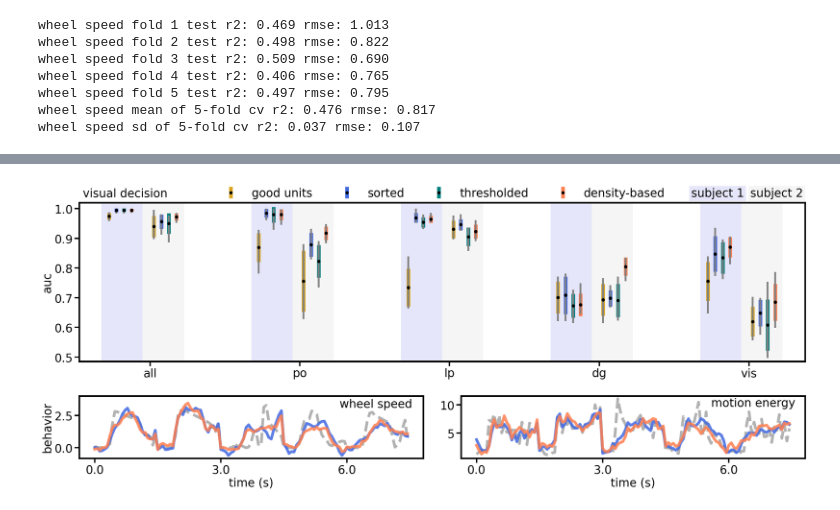
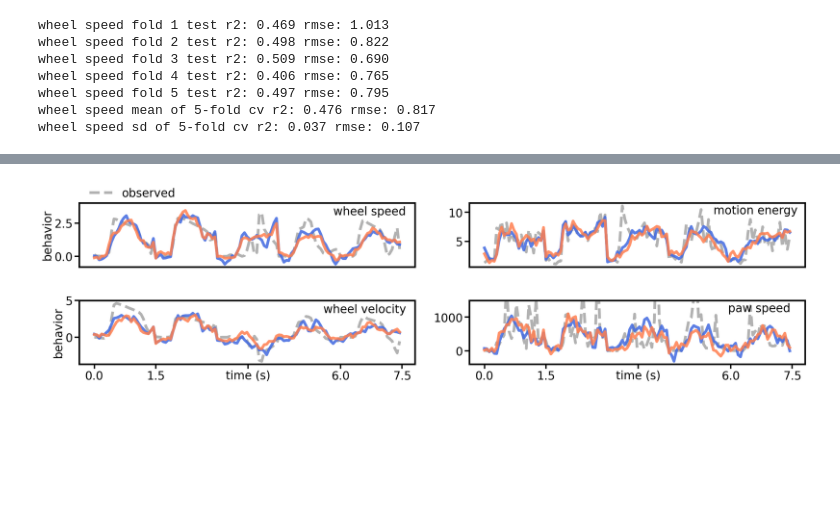
Before and after one commit to yzhang511/density_decoding, a Jupyter notebook: demo/cosyne_figures.ipynb, the cells around one changed output, grey strips where cells are left out. Drawn from its saved outputs; the diff is of its cells as text; code cells hidden in the pictures; blank space fills up the shorter version.

```diff
--- a/demo/cosyne_figures.ipynb
+++ b/demo/cosyne_figures.ipynb
@@ -415,7 +509,7 @@ plt.savefig('cosyne_fig_2.png', dpi=800)
 fig 3
 # %%
 behave_dict = preprocess.load_behaviors_data(behavior_data_path, pid)
-motion_energy, wheel_velocity, wheel_speed, paw_speed, _, _ = preprocess.preprocess_dynamic_behaviors(behave_dict)
+motion_energy, wheel_velocity, wheel_speed, paw_speed, nose_speed, _ = preprocess.preprocess_dynamic_behaviors(behave_dict)
 # %%
 windowed_sorted_neural_data, half_window_size, n_windows = decoder.sliding_window(
     sorted_neural_data,
@@ -499,3 +624,10 @@ wheel speed fold 4 test r2: 0.406 rmse: 0.765
 wheel speed fold 5 test r2: 0.497 rmse: 0.795
 wheel speed mean of 5-fold cv r2: 0.476 rmse: 0.817
 wheel speed sd of 5-fold cv r2: 0.037 rmse: 0.107
+# %%
+cv_r2s, cv_rmses, _, obs_wheel_velocity, clusterless_wheel_velocity = decoder.cv_decode_dynamic(
+    windowed_clusterless_neural_data,
+    windowed_wheel_velocity,
+    n_trials,
+    'wheel velocity'
+)
@@ -501,0 +642,7 @@ wheel speed sd of 5-fold cv r2: 0.037 rmse: 0.107
+# %%
+cv_r2s, cv_rmses, _, obs_paw_speed, clusterless_paw_speed = decoder.cv_decode_dynamic(
+    windowed_clusterless_neural_data,
+    windowed_paw_speed,
+    n_trials,
+    'paw speed'
+)
@@ -640,19 +795,21 @@ dy09_clusterless = np.array([
     regional_decode_results[rois[4]][behave_type][data_type][idx]
 ])
 # %%
-fig = plt.figure(figsize=(24,10))
+fig = plt.figure(figsize=(24,12))
 
-gs = GridSpec(3, 2)
+gs = GridSpec(4, 2)
 
 ax1 = fig.add_subplot(gs[:2,:])
 ax2 = fig.add_subplot(gs[2,0])
 ax3 = fig.add_subplot(gs[2,1])
+ax4 = fig.add_subplot(gs[3,0])
+ax5 = fig.add_subplot(gs[3,1])
 
 ticks = ['po', 'lp', 'dg', 'vis']; ticks.insert(0, 'all')
 
 mins, maxs, means, stds = dy16_good_units.min(1), dy16_good_units.max(1), dy16_good_units.mean(1), dy16_good_units.std(1)
 ax1.errorbar(np.arange(len(ticks))*2-.2, means, stds,
-                 fmt='ok', ecolor='goldenrod', lw=8, label='good units')
+                 fmt='ok', ecolor='goldenrod', lw=8, label='"good" units')
 ax1.errorbar(np.arange(len(ticks))*2-.2, means, [means - mins, maxs - means],
                  fmt='ok', ecolor='gray', lw=4)
 
@@ -702,10 +859,10 @@ ax1.legend(loc='lower left')
 ax1.set_xticks([-.25, 1.75, 3.75, 5.75, 7.75], ticks)
 ax1.set_xlim(-1.2, 8.5)
 ax1.set_ylim(0.485, 1.02)
-ax1.set_ylabel('auc')
+ax1.set_ylabel('AUC')
 ax1.text(-1.15, 1.04, 'visual decision')
 
-ax1.legend(loc='upper center', bbox_to_anchor=(0.5, 1.16),
+ax1.legend(loc='upper center', bbox_to_anchor=(0.5, 1.17),
           ncol=4, fancybox=False, shadow=False, frameon=False)
 
 ax1.axvspan(-.9, -.35, facecolor='lavender')
@@ -715,41 +872,71 @@ ax1.axvspan(1.65, 2.2, facecolor='whitesmoke')
 ax1.axvspan(3.1, 3.65, facecolor='lavender')
 ax1.axvspan(3.65, 4.2, facecolor='whitesmoke')
 ax1.axvspan(5.1, 5.65, facecolor='lavender')
 ax1.axvspan(5.65, 6.2, facecolor='whitesmoke')
 ax1.axvspan(7.1, 7.65, facecolor='lavender')
 ax1.axvspan(7.65, 8.2, facecolor='whitesmoke')
 
 ax1.text(6.98, 1.04, 'subject 1', bbox={'facecolor': 'lavender', 'edgecolor':'none', 'pad':4})
 ax1.text(7.77, 1.04, 'subject 2', bbox={'facecolor': 'whitesmoke', 'edgecolor':'none', 'pad':4})
 
 ax2.plot(np.hstack([obs_wheel_speed[2][i] for i in range(0, 50, 10)]), alpha=.6, linewidth=6.,
          c='gray', linestyle='dashed', label='observed');
 ax2.plot(np.hstack([sorted_wheel_speed[2].reshape(-1, 25)[i] for i in range(0, 50, 10)]),
-         c='royalblue', alpha=.85, linewidth=6., label='sorted');
+         c='royalblue', alpha=.85, linewidth=6.);
 ax2.plot(np.hstack([clusterless_wheel_speed[2].reshape(-1, 25)[i] for i in range(0, 50, 10)]),
-         c='coral', alpha=.85, linewidth=6., label='density-based');
-ax2.set_xlabel('time (s)');
+         c='coral', alpha=.85, linewidth=6.);
+# ax2.set_xlabel('time (s)');
 ax2.set_ylabel('behavior');
 ax2.set_ylim(-0.8, 4.)
-ax2.set_xticks(np.arange(0, 25*5, 50), np.arange(0, 7.5, 3.))
+# ax2.set_xticks(np.arange(0, 25*5, 50), np.arange(0, 7.5, 3.))
+ax2.set_xticks([])
+
+ax2.legend(loc='upper left', bbox_to_anchor=(0., 1.4), ncol=1, fancybox=False, shadow=False, frameon=False)
 
 ax3.plot(np.hstack([obs_motion_energy[2][i] for i in range(0, 50, 10)]), alpha=.6, linewidth=6.,
          c='gray', linestyle='dashed', label='observed');
 ax3.plot(np.hstack([sorted_motion_energy[2].reshape(-1, 25)[i] for i in range(0, 50, 10)]),
-         c='royalblue', alpha=.85, linewidth=6., label='sorted');
+         c='royalblue', alpha=.85, linewidth=6);
 ax3.plot(np.hstack([clusterless_motion_energy[2].reshape(-1, 25)[i] for i in range(0, 50, 10)]),
-         c='coral', alpha=.85, linewidth=6., label='density-based');
-ax3.set_xlabel('time (s)');
-ax3.set_xticks(np.arange(0, 25*5, 50), np.arange(0, 7.5, 3.))
+         c='coral', alpha=.85, linewidth=6.);
+# ax3.set_xlabel('time (s)');
+ax3.set_xticks([])
 
 ax2.text(97, 3.1, 'wheel speed')
 ax3.text(93, 9.7, 'motion energy')
+ax5.text(99, 1150., 'paw speed')
+ax4.text(93, 3.3, 'wheel velocity')
 
-for ax in [ax1, ax2, ax3]:
+ax5.plot(np.hstack([obs_paw_speed[2][i] for i in range(0, 50, 10)]), alpha=.6, linewidth=6.,
+         c='gray', linestyle='dashed', label='observed');
+ax5.plot(np.hstack([sorted_paw_speed[2].reshape(-1, 25)[i] for i in range(0, 50, 10)]),
+         c='royalblue', alpha=.85, linewidth=6.);
+ax5.plot(np.hstack([clusterless_paw_speed[2].reshape(-1, 25)[i] for i in range(0, 50, 10)]),
+         c='coral', alpha=.85, linewidth=6.);
+# ax2.set_xlabel('time (s)');
+# ax5.set_ylabel('behavior');
+ax5.set_ylim(-400., 1500.)
+ax5.set_xticks([0, 25, 62.5, 100, 125], [0., 1.5, 'time (s)', 6., 7.5])
+
+ax4.plot(np.hstack([obs_wheel_velocity[2][i] for i in [5, 10, 20, 30, 40]]), alpha=.6, linewidth=6.,
+         c='gray', linestyle='dashed', label='observed');
+ax4.plot(np.hstack([sorted_wheel_velocity[2].reshape(-1, 25)[i] for i in [5, 10, 20, 30, 40]]),
+         c='royalblue', alpha=.85, linewidth=6.);
+ax4.plot(np.hstack([clusterless_wheel_velocity[2].reshape(-1, 25)[i] for i in [5, 10, 20, 30, 40]]),
+         c='coral', alpha=.85, linewidth=6.);
+# ax2.set_xlabel('time (s)');
+ax4.set_ylabel('behavior');
+# ax4.set_ylim(-400., 1500.)
+ax4.set_xticks([0, 25, 62.5, 100, 125], [0., 1.5, 'time (s)', 6., 7.5])
+
+for ax in [ax1, ax2, ax3, ax4, ax5]:
     ax.tick_params(axis='both', length=10, width=3)
 
+ax1.set_visible(False)
+ax2.set_visible(True)
+ax3.set_visible(True)
 
 plt.tight_layout()
-plt.savefig('cosyne_fig_3.png', dpi=800)
+plt.savefig('cosyne_fig_3_panel_b.png', dpi=1000)
 # %% [output]
-[figure, old version]
+[figure, new version]
```
Also changed, not shown: parts of 9 cells of this notebook.
